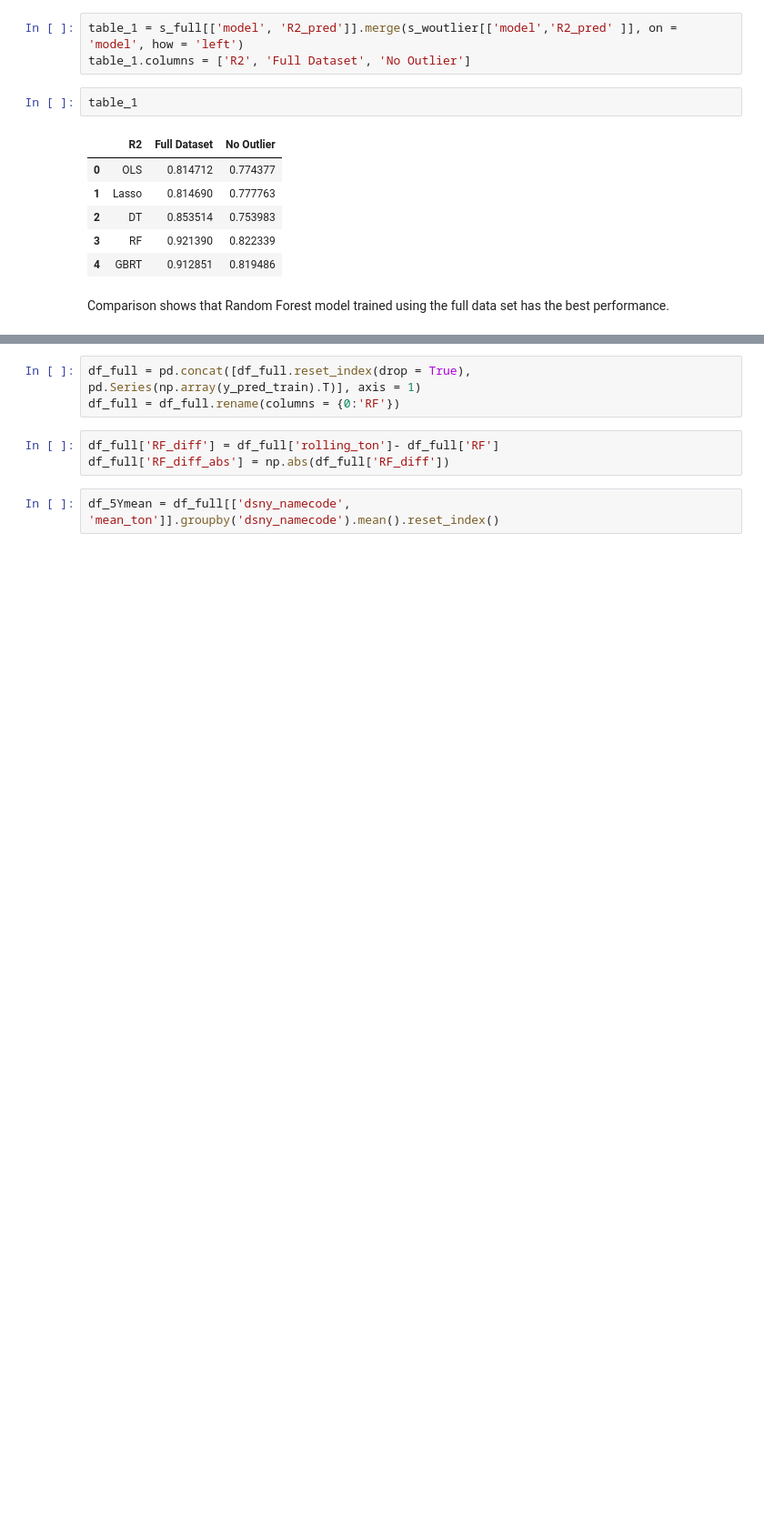
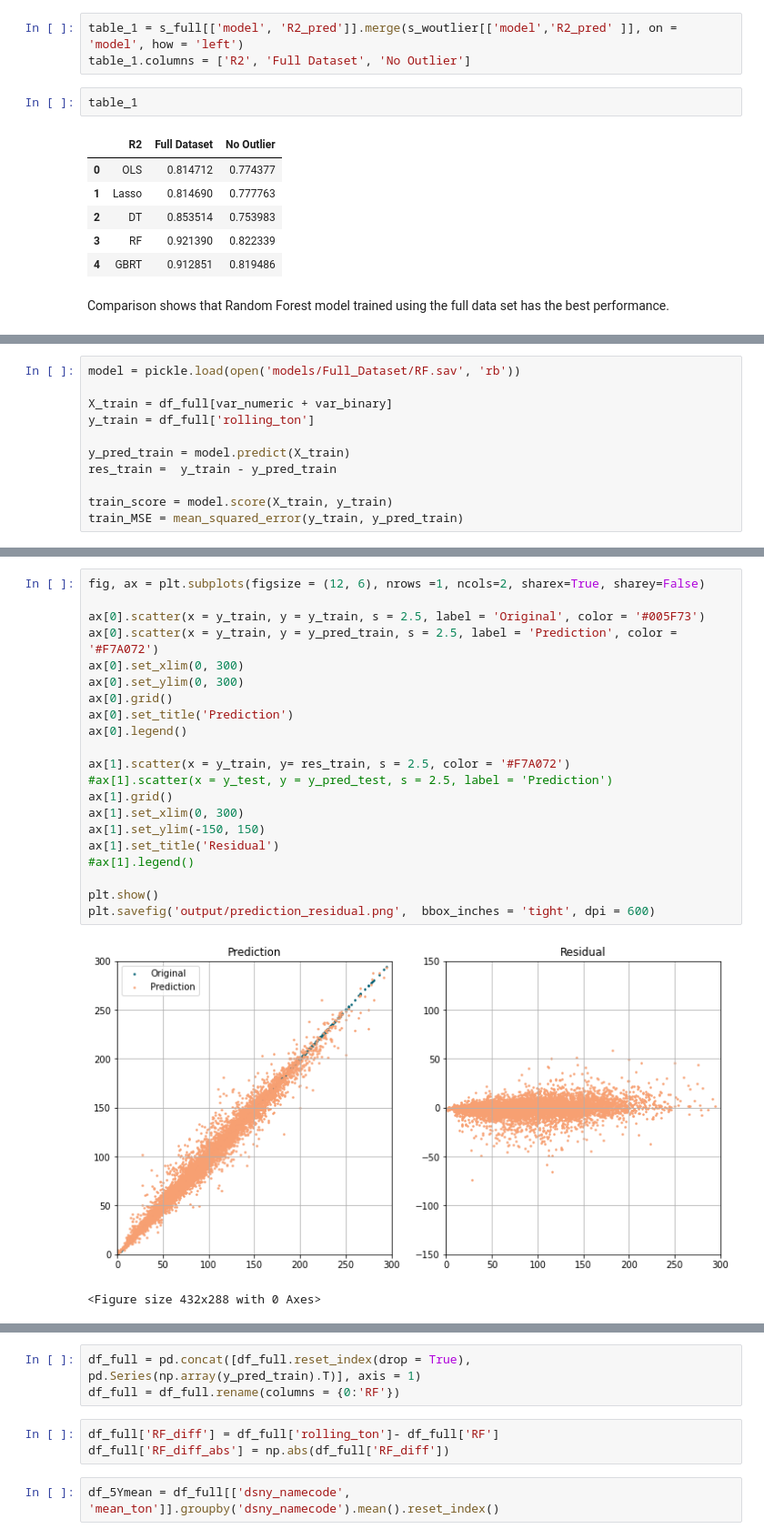
Before and after one commit to Shen-dot-Xin/ML_FinalProject, a Jupyter notebook: src/ModelResultsEDA.ipynb, the cells around one changed output, grey strips where cells are left out. Shown at 91% size. Saved outputs shown, nothing was run; the diff lists cells and outputs as text; blank space fills up the shorter version.

```diff
--- a/src/ModelResultsEDA.ipynb
+++ b/src/ModelResultsEDA.ipynb
@@ -210,0 +213,11 @@ Comparison shows that Random Forest model trained using the full data set has th
+# %%
+model = pickle.load(open('models/Full_Dataset/RF.sav', 'rb'))
+
+X_train = df_full[var_numeric + var_binary]
+y_train = df_full['rolling_ton']
+
+y_pred_train = model.predict(X_train)
+res_train =  y_train - y_pred_train
+
+train_score = model.score(X_train, y_train)
+train_MSE = mean_squared_error(y_train, y_pred_train)
@@ -210,0 +241,24 @@ Comparison shows that Random Forest model trained using the full data set has th
+# %%
+fig, ax = plt.subplots(figsize = (12, 6), nrows =1, ncols=2, sharex=True, sharey=False)
+
+ax[0].scatter(x = y_train, y = y_train, s = 2.5, label = 'Original', color = '#005F73')
+ax[0].scatter(x = y_train, y = y_pred_train, s = 2.5, label = 'Prediction', color = '#F7A072')
+ax[0].set_xlim(0, 300)
+ax[0].set_ylim(0, 300)
+ax[0].grid()
+ax[0].set_title('Prediction')
+ax[0].legend()
+
+ax[1].scatter(x = y_train, y= res_train, s = 2.5, color = '#F7A072')
+#ax[1].scatter(x = y_test, y = y_pred_test, s = 2.5, label = 'Prediction')
+ax[1].grid()
+ax[1].set_xlim(0, 300)
+ax[1].set_ylim(-150, 150)
+ax[1].set_title('Residual')
+#ax[1].legend()
+
+plt.show()
+plt.savefig('output/prediction_residual.png',  bbox_inches = 'tight', dpi = 600)
+# %% [output]
+[figure, added]
+<Figure size 432x288 with 0 Axes>
```
Also changed, not shown: parts of 5 cells of this notebook.
